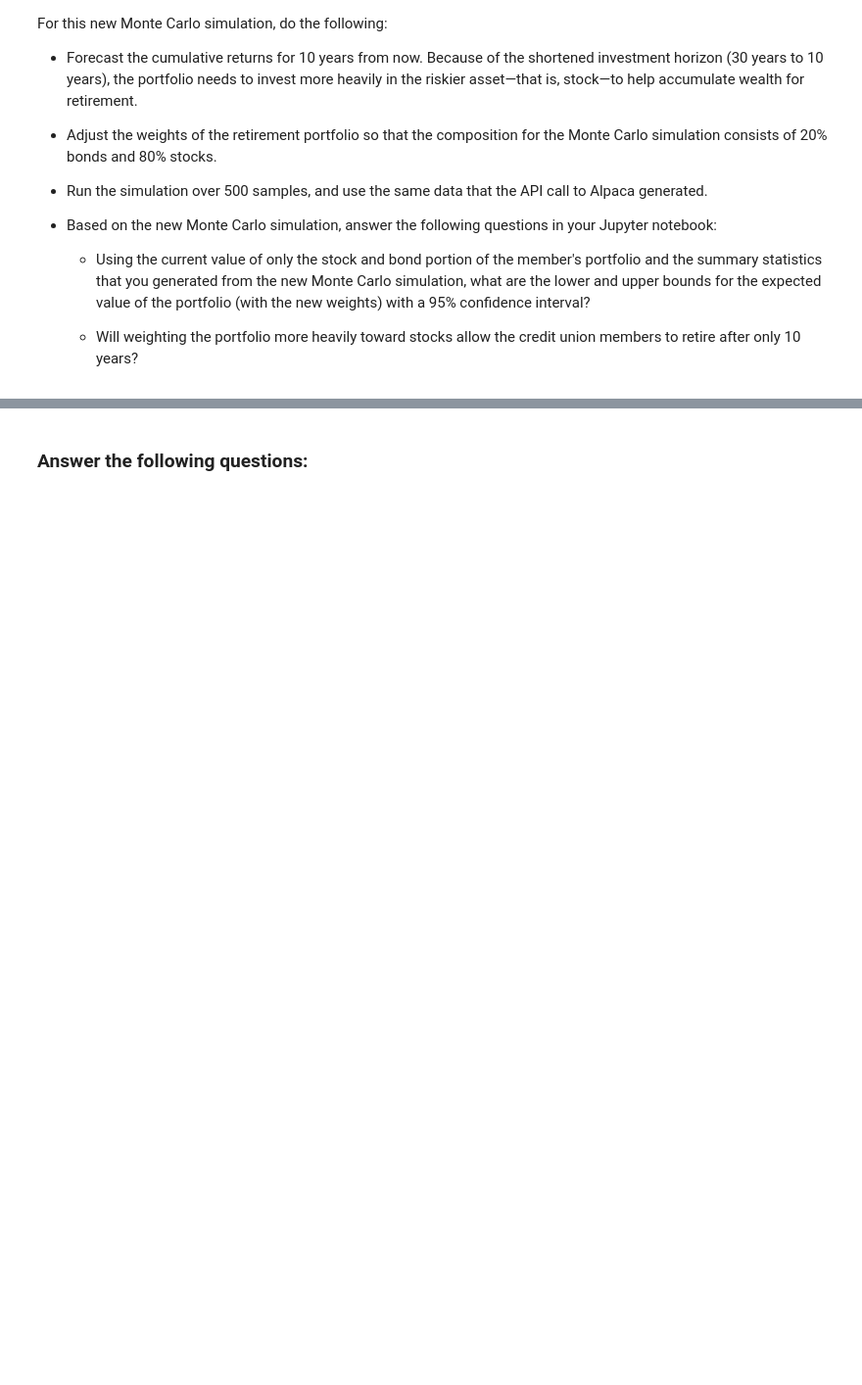
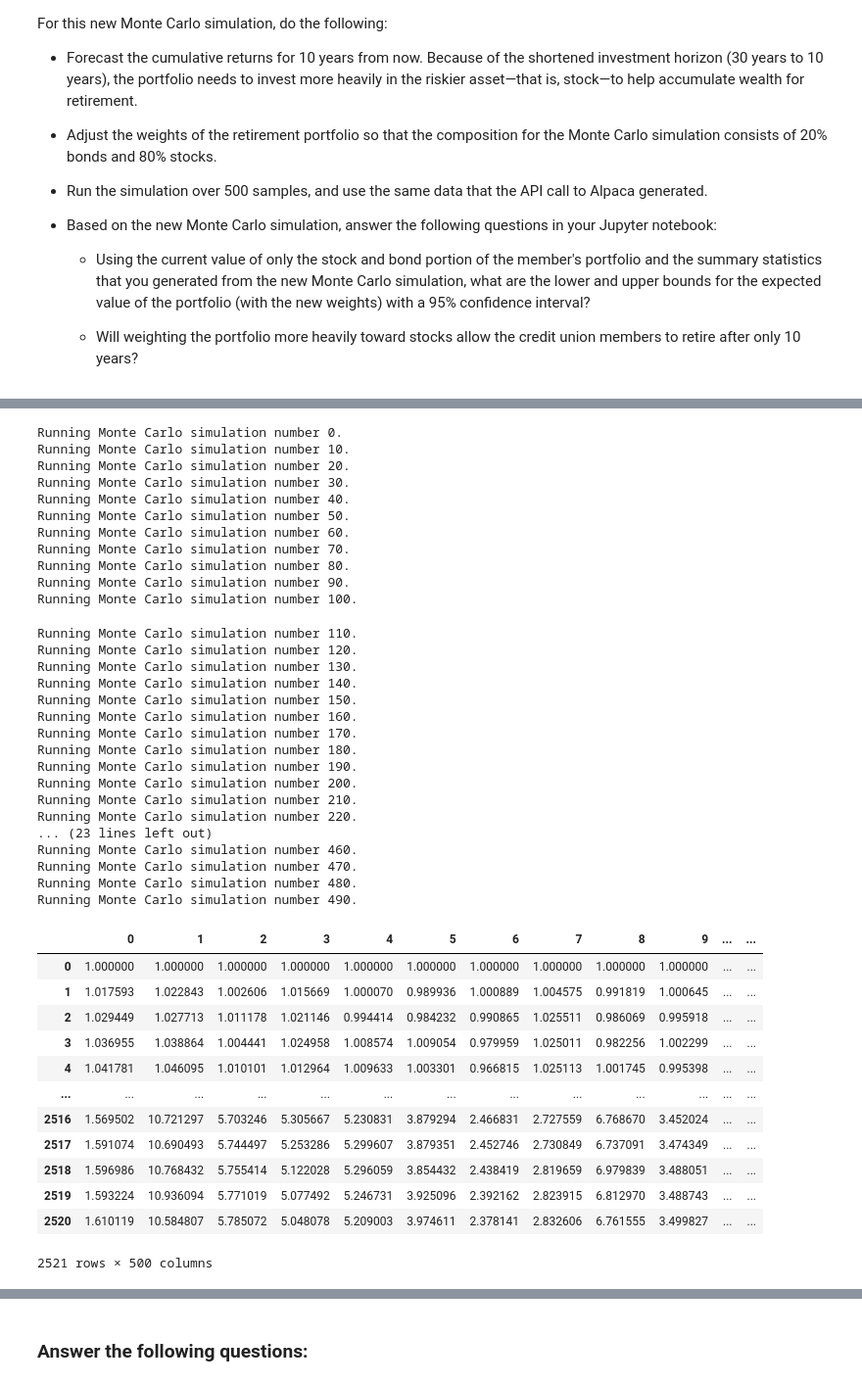
Before and after one commit to AndrewRBader/module5_challenge, a Jupyter notebook: financial_planning_tools.ipynb, the cells around one changed output, grey strips where cells are left out. Shown at 98% size. Cells and saved outputs as stored; diff of their text form; code cells hidden in the pictures; blank space fills up the shorter version.

```diff
--- a/financial_planning_tools.ipynb
+++ b/financial_planning_tools.ipynb
@@ -685,6 +699,50 @@ For this new Monte Carlo simulation, do the following:
 # %%
 # Run the Monte Carlo simulation to forecast 10 years cumulative returns
-# YOUR CODE HERE
+
+# Running simulation on the 10 year simulation instance
+MC_10year_simulation.calc_cumulative_return()
+# %% [output]
+Running Monte Carlo simulation number 0.
+Running Monte Carlo simulation number 10.
+Running Monte Carlo simulation number 20.
+Running Monte Carlo simulation number 30.
+Running Monte Carlo simulation number 40.
+Running Monte Carlo simulation number 50.
+Running Monte Carlo simulation number 60.
+Running Monte Carlo simulation number 70.
+Running Monte Carlo simulation number 80.
+Running Monte Carlo simulation number 90.
+Running Monte Carlo simulation number 100.
+Running Monte Carlo simulation number 110.
+Running Monte Carlo simulation number 120.
+Running Monte Carlo simulation number 130.
+Running Monte Carlo simulation number 140.
+Running Monte Carlo simulation number 150.
+Running Monte Carlo simulation number 160.
+Running Monte Carlo simulation number 170.
+Running Monte Carlo simulation number 180.
+Running Monte Carlo simulation number 190.
+Running Monte Carlo simulation number 200.
+Running Monte Carlo simulation number 210.
+Running Monte Carlo simulation number 220.
+... (23 lines left out)
+Running Monte Carlo simulation number 460.
+Running Monte Carlo simulation number 470.
+Running Monte Carlo simulation number 480.
+Running Monte Carlo simulation number 490.
+|  | 0 | 1 | 2 | 3 | 4 | 5 | 6 | 7 | 8 | 9 | ... | ... |
+| 0 | 1.000000 | 1.000000 | 1.000000 | 1.000000 | 1.000000 | 1.000000 | 1.000000 | 1.000000 | 1.000000 | 1.000000 | ... | ... |
+| 1 | 1.017593 | 1.022843 | 1.002606 | 1.015669 | 1.000070 | 0.989936 | 1.000889 | 1.004575 | 0.991819 | 1.000645 | ... | ... |
+| 2 | 1.029449 | 1.027713 | 1.011178 | 1.021146 | 0.994414 | 0.984232 | 0.990865 | 1.025511 | 0.986069 | 0.995918 | ... | ... |
+| 3 | 1.036955 | 1.038864 | 1.004441 | 1.024958 | 1.008574 | 1.009054 | 0.979959 | 1.025011 | 0.982256 | 1.002299 | ... | ... |
+| 4 | 1.041781 | 1.046095 | 1.010101 | 1.012964 | 1.009633 | 1.003301 | 0.966815 | 1.025113 | 1.001745 | 0.995398 | ... | ... |
+| ... | ... | ... | ... | ... | ... | ... | ... | ... | ... | ... | ... | ... |
+| 2516 | 1.569502 | 10.721297 | 5.703246 | 5.305667 | 5.230831 | 3.879294 | 2.466831 | 2.727559 | 6.768670 | 3.452024 | ... | ... |
+| 2517 | 1.591074 | 10.690493 | 5.744497 | 5.253286 | 5.299607 | 3.879351 | 2.452746 | 2.730849 | 6.737091 | 3.474349 | ... | ... |
+| 2518 | 1.596986 | 10.768432 | 5.755414 | 5.122028 | 5.296059 | 3.854432 | 2.438419 | 2.819659 | 6.979839 | 3.488051 | ... | ... |
+| 2519 | 1.593224 | 10.936094 | 5.771019 | 5.077492 | 5.246731 | 3.925096 | 2.392162 | 2.823915 | 6.812970 | 3.488743 | ... | ... |
+| 2520 | 1.610119 | 10.584807 | 5.785072 | 5.048078 | 5.209003 | 3.974611 | 2.378141 | 2.832606 | 6.761555 | 3.499827 | ... | ... |
+2521 rows × 500 columns
 # %%
 # Visualize the 10-year Monte Carlo simulation by creating an
 # overlay line plot
```
Also changed, not shown: parts of 3 cells of this notebook.
